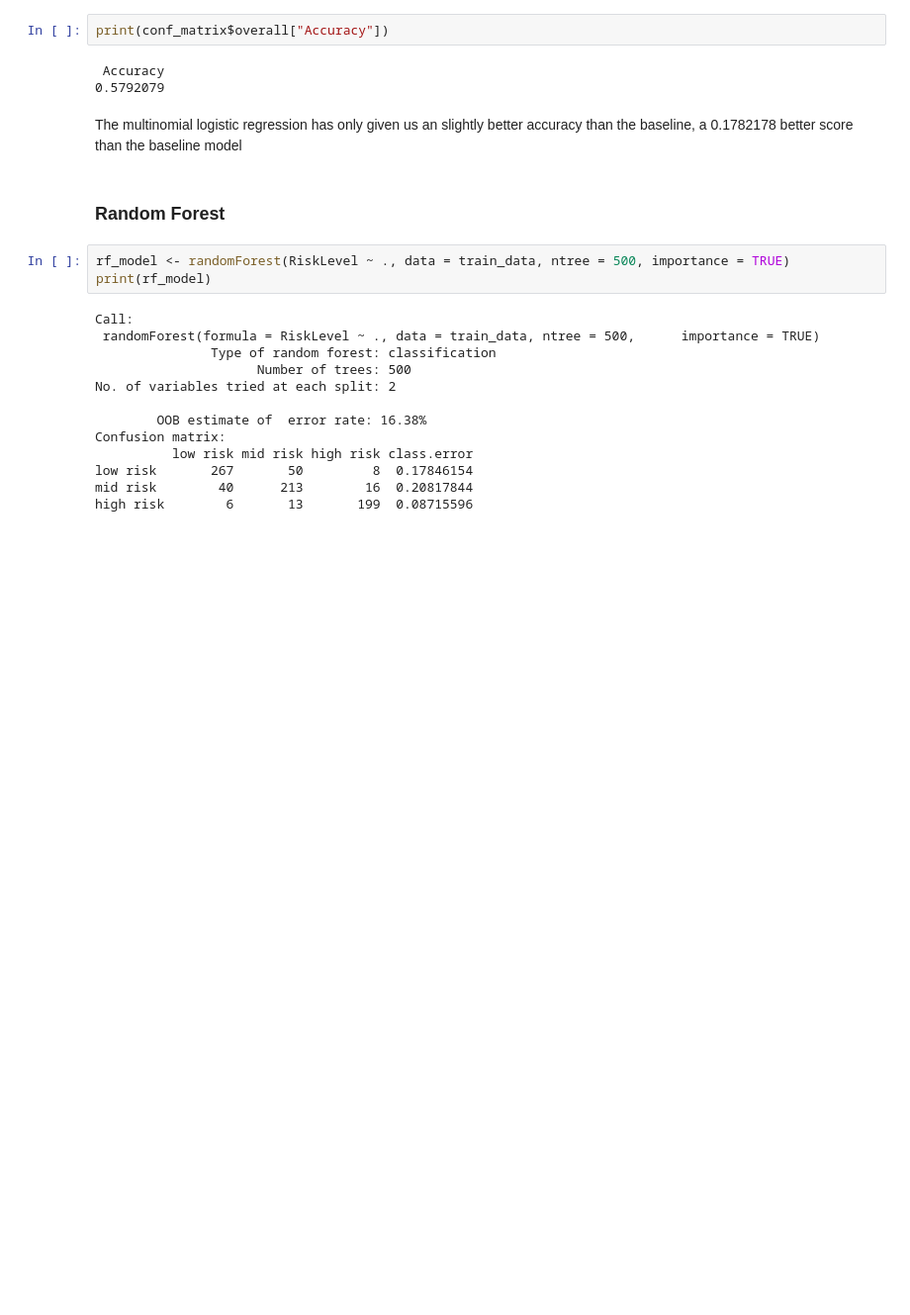
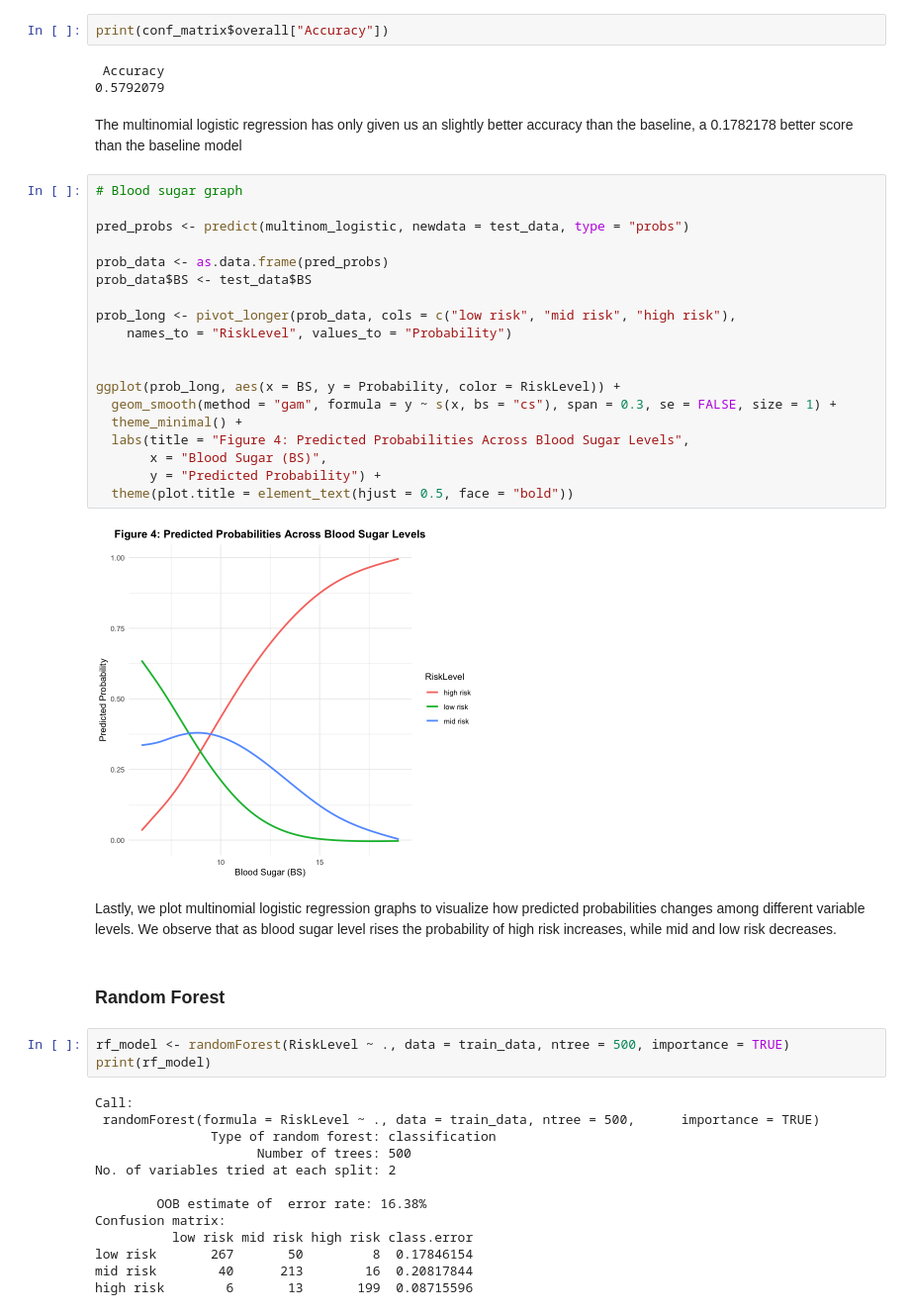
Before and after one commit to DSCI-310-2025/dsci-310-group-03, a Jupyter notebook: data_analysis.ipynb, the cells around one changed output. Shown at 99% size. Cells and saved outputs as stored; diff of their text form; blank space fills up the shorter version.

```diff
--- a/data_analysis.ipynb
+++ b/data_analysis.ipynb
@@ -343,6 +343,29 @@ print(conf_matrix$overall["Accuracy"])
 0.5792079
 # %% [markdown]
 The multinomial logistic regression has only given us an slightly better accuracy than the baseline, a 0.1782178 better score than the baseline model
+# %%
+# Blood sugar graph
+
+pred_probs <- predict(multinom_logistic, newdata = test_data, type = "probs")
+
+prob_data <- as.data.frame(pred_probs)
+prob_data$BS <- test_data$BS
+
+prob_long <- pivot_longer(prob_data, cols = c("low risk", "mid risk", "high risk"),
+    names_to = "RiskLevel", values_to = "Probability")
+
+
+ggplot(prob_long, aes(x = BS, y = Probability, color = RiskLevel)) +
+  geom_smooth(method = "gam", formula = y ~ s(x, bs = "cs"), span = 0.3, se = FALSE, size = 1) +
+  theme_minimal() +
+  labs(title = "Figure 4: Predicted Probabilities Across Blood Sugar Levels",
+       x = "Blood Sugar (BS)",
+       y = "Predicted Probability") +
+  theme(plot.title = element_text(hjust = 0.5, face = "bold"))
+# %% [output]
+[figure, added]
+# %% [markdown]
+Lastly, we plot multinomial logistic regression graphs to visualize how predicted probabilities changes among different variable levels. We observe that as blood sugar level rises the probability of high risk increases, while mid and low risk decreases.
 # %% [markdown]
 ### Random Forest
 # %%
```
Also changed, not shown: parts of 6 cells of this notebook.
